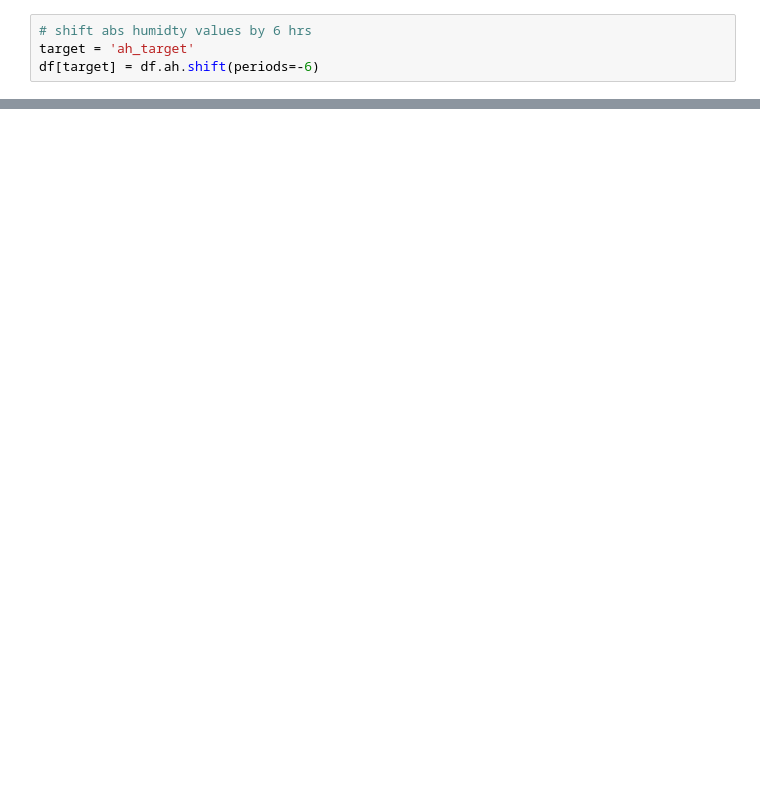
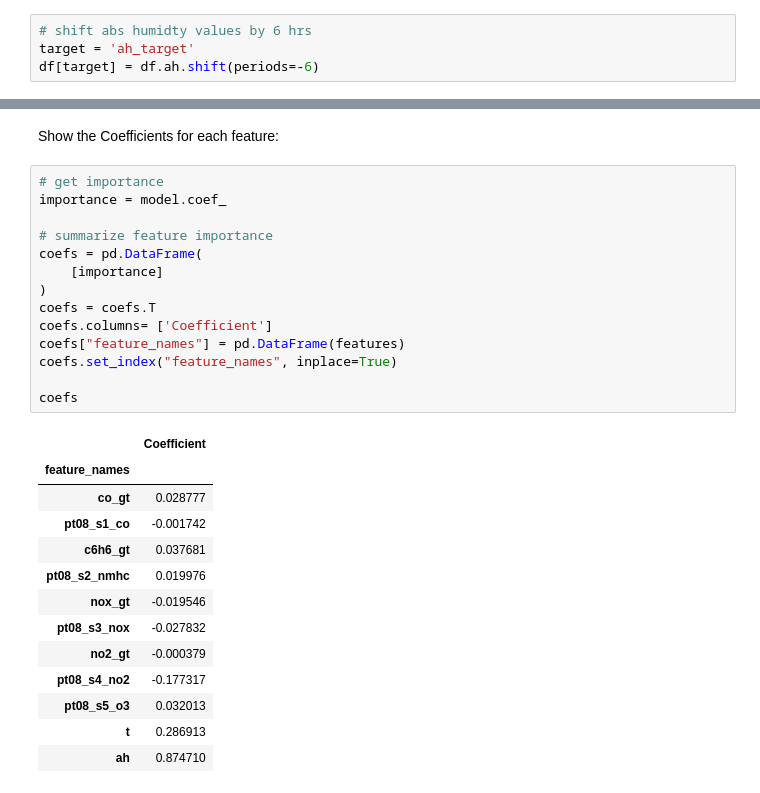
Before and after one commit to SimonB97/Air-regression, a Jupyter notebook: src/03_Sprint4_FINAL/05_Feature_Selection.ipynb, the cells around one changed output, grey strips where cells are left out. Saved outputs shown, nothing was run; the diff lists cells and outputs as text; blank space fills up the shorter version.

```diff
--- a/src/03_Sprint4_FINAL/05_Feature_Selection.ipynb
+++ b/src/03_Sprint4_FINAL/05_Feature_Selection.ipynb
@@ -296,0 +78,30 @@ mean_absolute_error(y_test, pred_linr_y)
+# %% [markdown]
+Show the Coefficients for each feature:
+# %%
+# get importance
+importance = model.coef_
+
+# summarize feature importance
+coefs = pd.DataFrame(
+    [importance]
+)
+coefs = coefs.T
+coefs.columns= ['Coefficient']
+coefs["feature_names"] = pd.DataFrame(features)
+coefs.set_index("feature_names", inplace=True)
+
+coefs
+# %% [output]
+|  | Coefficient |
+| feature_names |  |
+| co_gt | 0.028777 |
+| pt08_s1_co | -0.001742 |
+| c6h6_gt | 0.037681 |
+| pt08_s2_nmhc | 0.019976 |
+| nox_gt | -0.019546 |
+| pt08_s3_nox | -0.027832 |
+| no2_gt | -0.000379 |
+| pt08_s4_no2 | -0.177317 |
+| pt08_s5_o3 | 0.032013 |
+| t | 0.286913 |
+| ah | 0.874710 |
```
Also changed, not shown: parts of 76 cells of this notebook, 6 other files.
